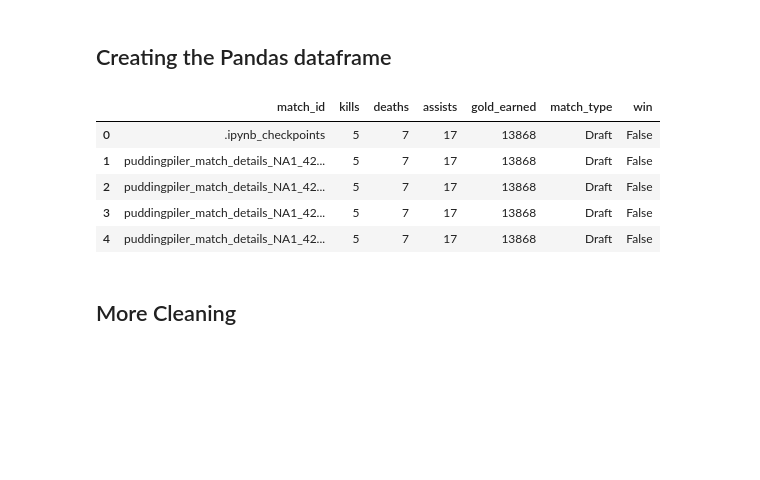
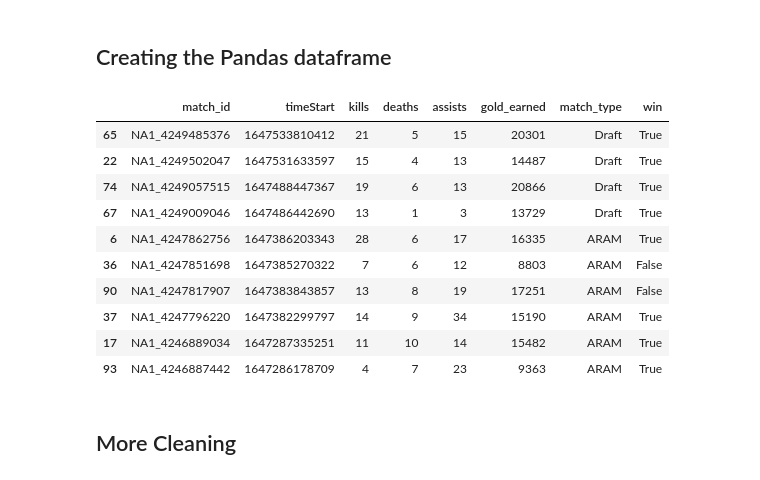
Before and after one commit to GitErickL/Using_Riot_API, a Jupyter notebook: Riot_API_Win_or_Lose.ipynb, the cells around one changed output. Drawn from its saved outputs; the diff is of its cells as text; code cells hidden in the pictures; blank space fills up the shorter version.

```diff
--- a/Riot_API_Win_or_Lose.ipynb
+++ b/Riot_API_Win_or_Lose.ipynb
@@ -14,7 +21,7 @@ We can use the Python package riotwatcher (https://github.com/pseudonym117/Riot-
 # %% [markdown]
 We create an instance of LolWatcher, which is an interface between Python and Riot's API, where we can call various methods to look at data from Riot's API. To do this we need an api_key from Riot games. You can do this by going on the Riot API website provided in the cell above. The API key is what let's riot know who is accessing their data. API keys should not be shared with anyone. If you are going to use riotwatcher code (or some version of this code) for anything, make sure you edit out your API key.
 # %%
-watcher = riotwatcher.LolWatcher(api_key = 'RGAPI-48517173-a31d-40b7-9425-eec44901d018')
+watcher = riotwatcher.LolWatcher(api_key = '')
 # %% [markdown]
 Let's use riotwatcher to get identifying information on Doublelift
 # %% [markdown]
@@ -48,7 +55,7 @@ We will now use riotwatcher to retrieve data from Riot Games. The data we will b
 my_puuid = watcher.summoner.by_name('na1', summoner_name)['puuid']
 
 #How many matches do you want the data from (max is 100 for LolWatcher)
-count = 10
+count = 100
 
 
 #Grab list of {count} last match id's
@@ -63,6 +70,13 @@ assists = []
 gold_total = []
 queue_id = []
 win = []
+
+dir_path_name = 'Riot_API_Folder'
+
+
+#Creating a folder that will contain data files from Riot's API
+if os.path.isdir(dir_path_name) is False:
+    os.mkdir(dir_path_name)
 
 
 #Loop over all these matches
@@ -81,7 +95,7 @@ for match in match_list:
 
 
     #Saving the match details to a json file for future use
-    with open("Riot_API_Folder/{}_match_details_{}.json".format(summoner_name, match), "w") as outfile:
+    with open("{}/{}_match_details_{}.json".format(dir_path_name, summoner_name, match), "w") as outfile:
         json.dump(match_json, outfile)
 
 
@@ -115,12 +129,11 @@ I have downloaded the json files from Riot's API from the relevant code above so
 # %% [markdown]
 In the code cell above we created lists of relevant player data. However, we may want to do some extra analysis on this data and may not want to rerun this cell above. This code cell below walks us through how to create the same lists as the code cell above. Skip this cell if you are creating the lists from the cell above.
 # %%
-import os
+#Getting the filenames in the folder containing match json files
 
-#Getting the filenames in the folder containing match json files
 #NOTE: if there are any other files in here OR there are duplicate files, you need to do some cleaning
 #in that directory
-filenames = [name for name in os.listdir('Riot_API_Folder/')]
+filenames = [name for name in os.listdir(dir_path_name)]
 
 
 #Getting the number of files in the folder containing match json files.
@@ -129,6 +142,7 @@ file_counts = len(filenames)
 
 
 match_id = []
+time_begin = []
 kills = []
 deaths = []
 assists = []
@@ -139,10 +153,22 @@ win = []
 
 for i in range(file_counts):
 
-    #with open('Riot_API_Folder/{}'.format(filenames[i])) as match_json:
-    #    match_json = json.load(match_json)
+    #Loading the match data from the json file we created in the code cell above
+    match_json = json.load(open(dir_path_name+'/'+filenames[i]))
 
-    match_id.append(filenames[i])
+
+    #Getting the match id from this file
+    match_id.append(match_json['metadata']['matchId'])
+
+
+    #Getting the timestamp for when the match began. Units are in Unix time.
+    time_begin.append(match_json['info']['gameStartTimestamp'])
+
+
+    #Getting the queue ID for the match
+    queue_id.append(match_json['info']['queueId'])
+
+
 
     for player in match_json['info']['participants']:
 
@@ -152,7 +178,6 @@ for i in range(file_counts):
             deaths.append(player['deaths'])
             assists.append(player['assists'])
             gold_total.append(player['goldEarned'])
-            queue_id.append(match_details['queueId'])
             win.append(player['win'])
 
 
@@ -199,6 +224,7 @@ for queue in queue_id:
 # %%
 #Joining together all data acquired through LolWatcher
 df = pd.DataFrame({'match_id': match_id,
+                   'timeStart': time_begin,
                    'kills': kills,
                    'deaths': deaths,
                    'assists': assists,
@@ -206,15 +232,24 @@ df = pd.DataFrame({'match_id': match_id,
                    'match_type': match_type,
                    'win': win
                   })
+
+
+#Let's sort this data by time. Most recent games come at the top of the dataframe
+df.sort_values(by = ['timeStart'], inplace = True, ascending = False)
 # %%
-df.head()
+df.head(10)
 # %% [output]
-|  | match_id | kills | deaths | assists | gold_earned | match_type | win |
-| 0 | .ipynb_checkpoints | 5 | 7 | 17 | 13868 | Draft | False |
-| 1 | puddingpiler_match_details_NA1_42... | 5 | 7 | 17 | 13868 | Draft | False |
-| 2 | puddingpiler_match_details_NA1_42... | 5 | 7 | 17 | 13868 | Draft | False |
-| 3 | puddingpiler_match_details_NA1_42... | 5 | 7 | 17 | 13868 | Draft | False |
-| 4 | puddingpiler_match_details_NA1_42... | 5 | 7 | 17 | 13868 | Draft | False |
+|  | match_id | timeStart | kills | deaths | assists | gold_earned | match_type | win |
+| 65 | NA1_4249485376 | 1647533810412 | 21 | 5 | 15 | 20301 | Draft | True |
+| 22 | NA1_4249502047 | 1647531633597 | 15 | 4 | 13 | 14487 | Draft | True |
+| 74 | NA1_4249057515 | 1647488447367 | 19 | 6 | 13 | 20866 | Draft | True |
+| 67 | NA1_4249009046 | 1647486442690 | 13 | 1 | 3 | 13729 | Draft | True |
+| 6 | NA1_4247862756 | 1647386203343 | 28 | 6 | 17 | 16335 | ARAM | True |
+| 36 | NA1_4247851698 | 1647385270322 | 7 | 6 | 12 | 8803 | ARAM | False |
+| 90 | NA1_4247817907 | 1647383843857 | 13 | 8 | 19 | 17251 | ARAM | False |
+| 37 | NA1_4247796220 | 1647382299797 | 14 | 9 | 34 | 15190 | ARAM | True |
+| 17 | NA1_4246889034 | 1647287335251 | 11 | 10 | 14 | 15482 | ARAM | True |
+| 93 | NA1_4246887442 | 1647286178709 | 4 | 7 | 23 | 9363 | ARAM | True |
 # %% [markdown]
 ## More Cleaning
 # %%
```
Also changed, not shown: parts of 48 cells of this notebook.
